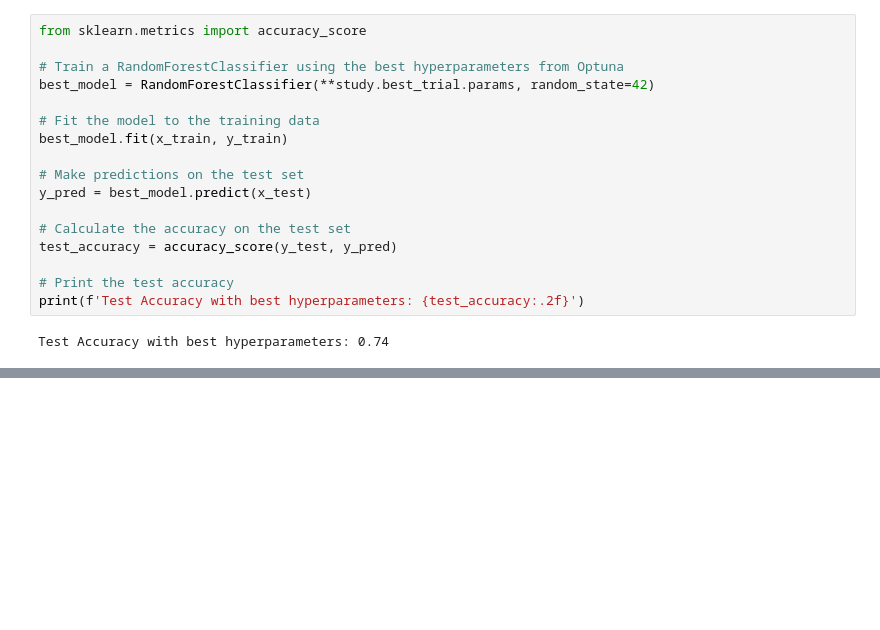
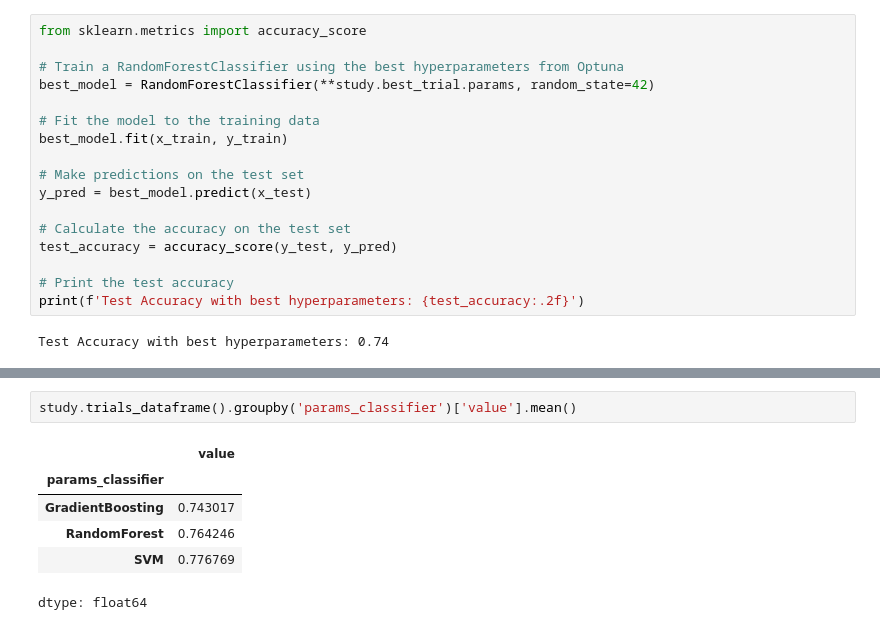
Before and after one commit to Swapn2/PyTorch, a Jupyter notebook: hyperparameter_tunning_bayesian.ipynb, the cells around one changed output, grey strips where cells are left out. Saved outputs shown, nothing was run; the diff lists cells and outputs as text; blank space fills up the shorter version.

```diff
--- a/hyperparameter_tunning_bayesian.ipynb
+++ b/hyperparameter_tunning_bayesian.ipynb
@@ -348,0 +459,9 @@ plot_param_importances(study).show()
+# %%
+study.trials_dataframe().groupby('params_classifier')['value'].mean()
+# %% [output]
+|  | value |
+| params_classifier |  |
+| GradientBoosting | 0.743017 |
+| RandomForest | 0.764246 |
+| SVM | 0.776769 |
+dtype: float64
```
Also changed, not shown: parts of 7 cells of this notebook.
